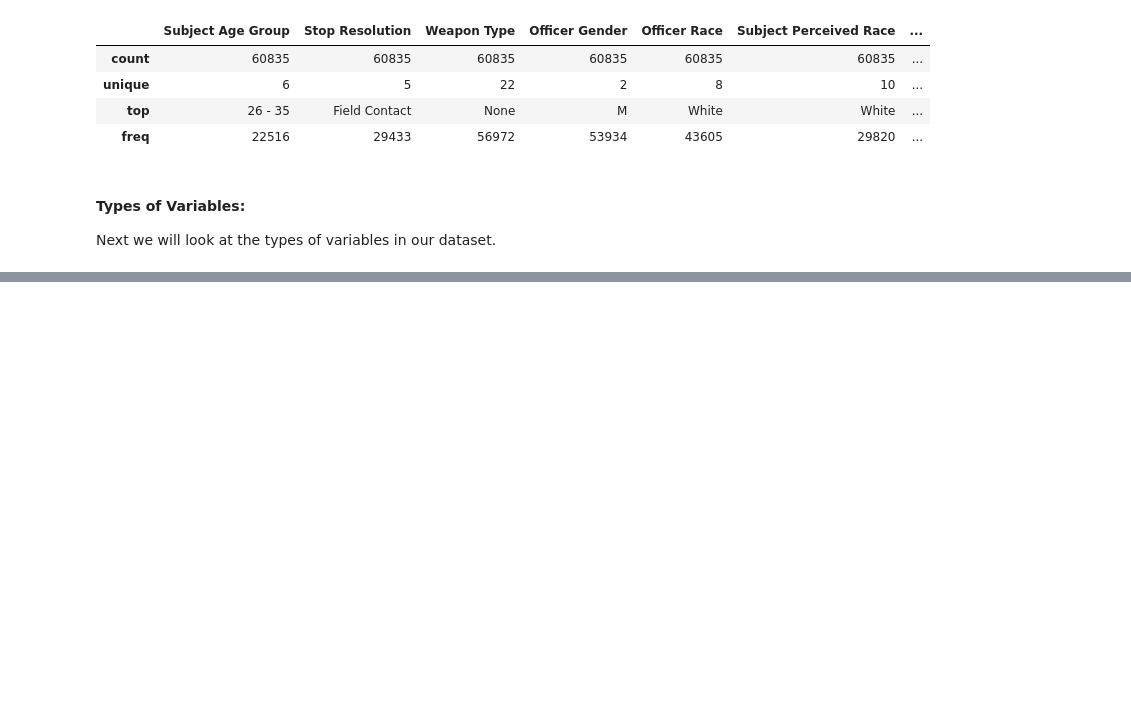
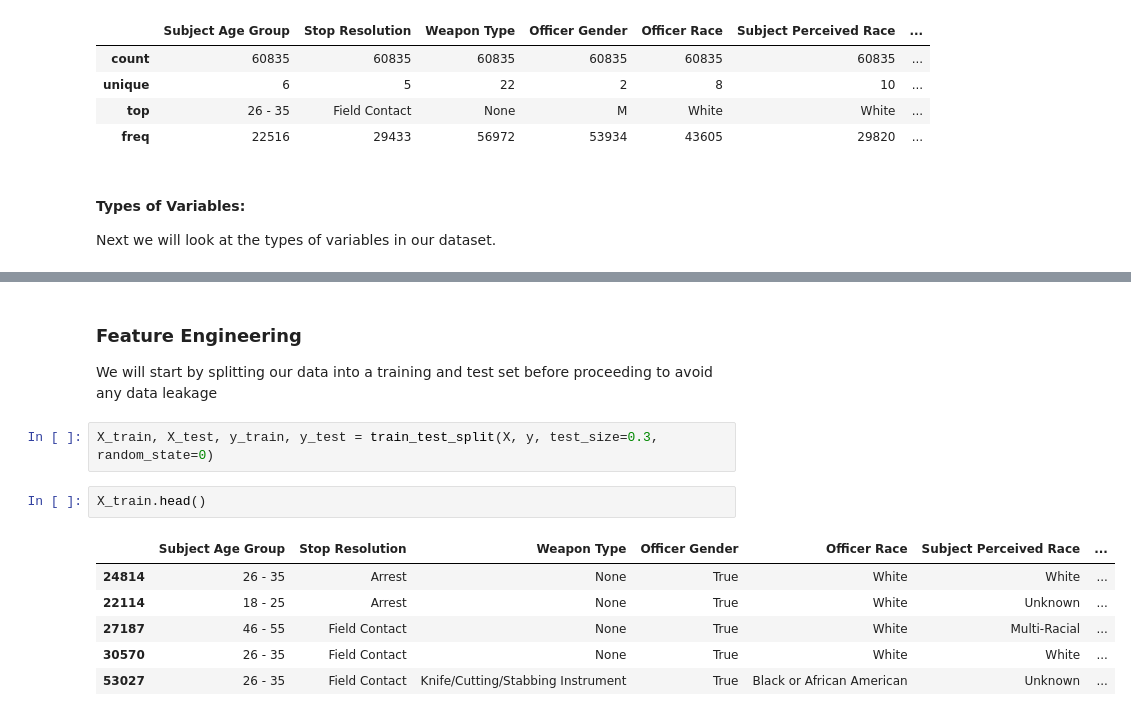
Before and after one commit to MMJGGR/Phase_3_Project, a Jupyter notebook: index.ipynb, the cells around one changed output, grey strips where cells are left out. Saved outputs shown, nothing was run; the diff lists cells and outputs as text; blank space fills up the shorter version.

```diff
--- a/index.ipynb
+++ b/index.ipynb
@@ -489,0 +562,15 @@ for column in df_preprocessed.columns:
+# %% [markdown]
+### Feature Engineering
+
+We will start by splitting our data into a training and test set before proceeding to avoid any data leakage
+# %%
+X_train, X_test, y_train, y_test = train_test_split(X, y, test_size=0.3, random_state=0)
+# %%
+X_train.head()
+# %% [output]
+|  | Subject Age Group | Stop Resolution | Weapon Type | Officer Gender | Officer Race | Subject Perceived Race | ... |
+| 24814 | 26 - 35 | Arrest | None | True | White | White | ... |
+| 22114 | 18 - 25 | Arrest | None | True | White | Unknown | ... |
+| 27187 | 46 - 55 | Field Contact | None | True | White | Multi-Racial | ... |
+| 30570 | 26 - 35 | Field Contact | None | True | White | White | ... |
+| 53027 | 26 - 35 | Field Contact | Knife/Cutting/Stabbing Instrument | True | Black or African American | Unknown | ... |
```
Also changed, not shown: parts of 12 cells of this notebook.
